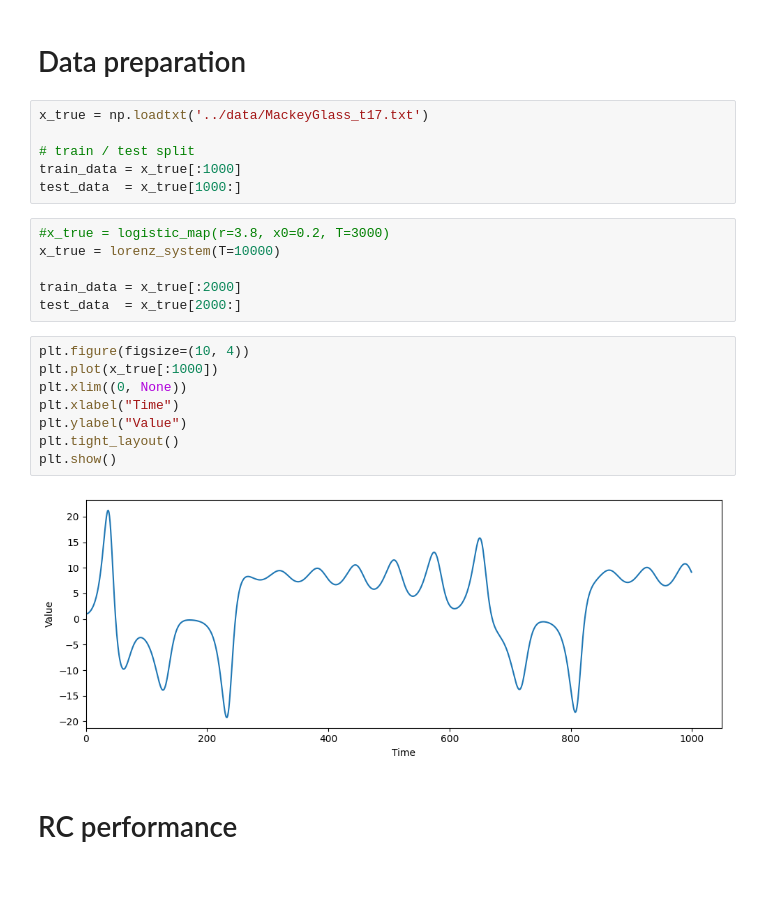
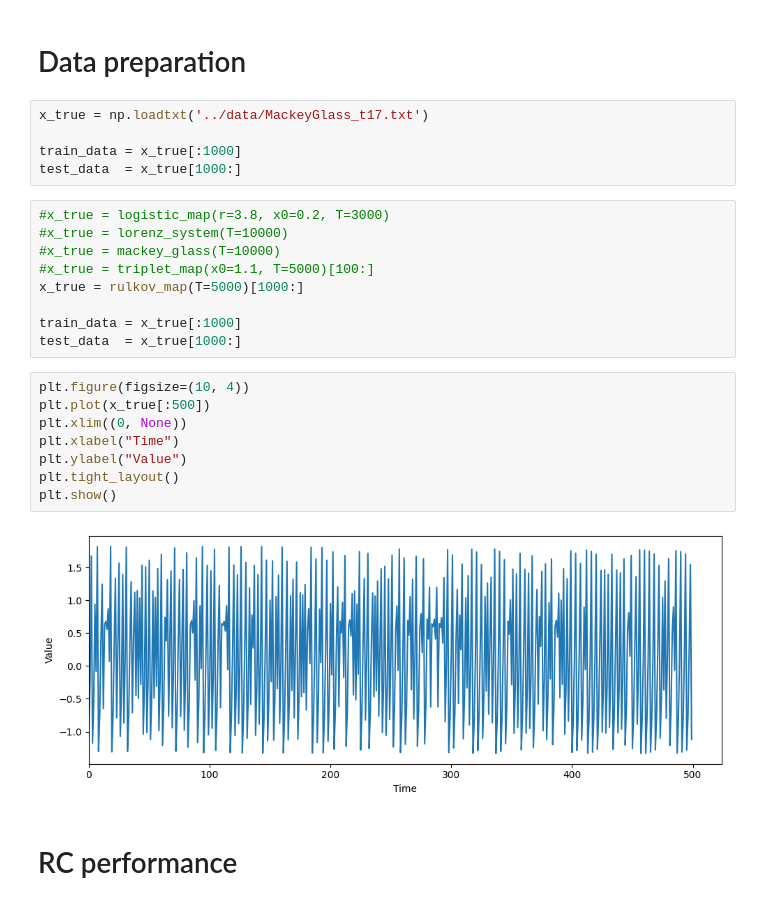
Before and after one commit to erbilcanartun/network-reconstruction, a Jupyter notebook: notebooks/practical_esn.ipynb, the cells around one changed output. Saved outputs shown, nothing was run; the diff lists cells and outputs as text.

```diff
--- a/notebooks/practical_esn.ipynb
+++ b/notebooks/practical_esn.ipynb
@@ -370,25 +387,27 @@ def grid_search(
 # %%
 x_true = np.loadtxt('../data/MackeyGlass_t17.txt')
 
-# train / test split
 train_data = x_true[:1000]
 test_data  = x_true[1000:]
 # %%
 #x_true = logistic_map(r=3.8, x0=0.2, T=3000)
-x_true = lorenz_system(T=10000)
+#x_true = lorenz_system(T=10000)
+#x_true = mackey_glass(T=10000)
+#x_true = triplet_map(x0=1.1, T=5000)[100:]
+x_true = rulkov_map(T=5000)[1000:]
 
-train_data = x_true[:2000]
-test_data  = x_true[2000:]
+train_data = x_true[:1000]
+test_data  = x_true[1000:]
 # %%
 plt.figure(figsize=(10, 4))
-plt.plot(x_true[:1000])
+plt.plot(x_true[:500])
 plt.xlim((0, None))
 plt.xlabel("Time")
 plt.ylabel("Value")
 plt.tight_layout()
 plt.show()
 # %% [output]
-[figure, old version]
+[figure, new version]
 # %% [markdown]
 # RC performance
 # %% [markdown]
```
Also changed, not shown: parts of 7 cells of this notebook.
